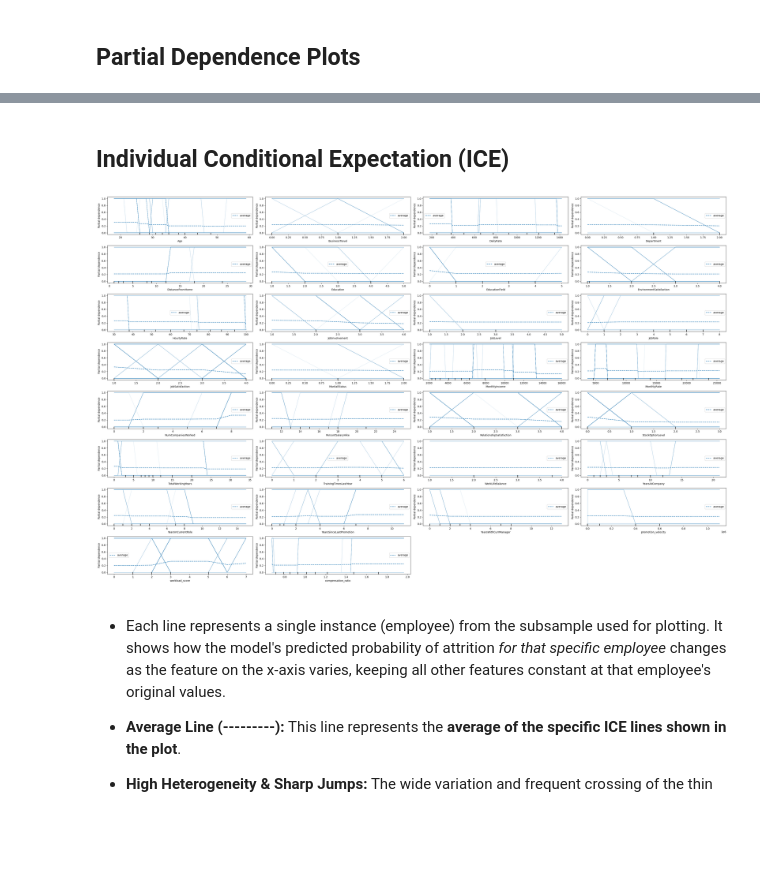
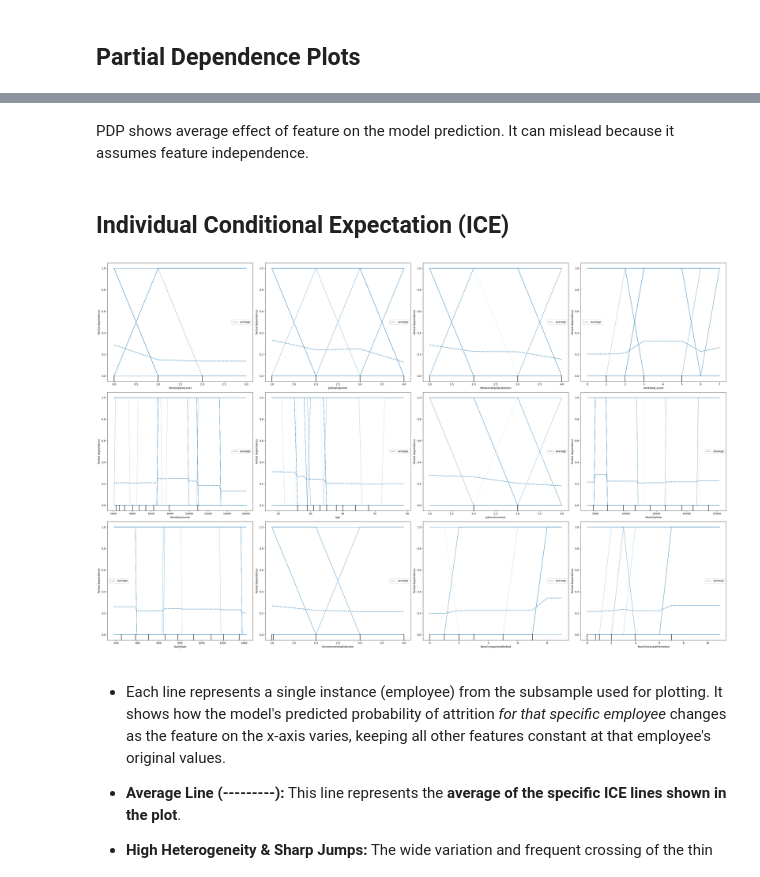
Before and after one commit to Ibrahem-Ali99/xai, a Jupyter notebook: notebooks/Decision Tree/Mohamed_Decision_Tree.ipynb, the cells around one changed output, grey strips where cells are left out. Cells and saved outputs as stored; diff of their text form; code cells hidden in the pictures; blank space fills up the shorter version.

```diff
--- a/notebooks/Decision Tree/Mohamed_Decision_Tree.ipynb
+++ b/notebooks/Decision Tree/Mohamed_Decision_Tree.ipynb
@@ -341,7 +341,11 @@ The figure shows the importance of the features according to the decison tree mo
 # %% [markdown]
 ## Partial Dependence Plots
 # %%
-cols_pdp = [c for c in X_test.columns if X_test[c].nunique() > 2]
+importances = decision_tree_clf.feature_importances_
+feat_idx = np.argsort(importances)[::-1]
+top_12_features = X_train.columns[feat_idx][:12]
+
+cols_pdp = [c for c in top_12_features if X_test[c].nunique() > 2]
 
 nc_pdp = 4
 nr_pdp = (len(cols_pdp) + nc_pdp - 1) // nc_pdp
@@ -397,29 +373,36 @@ PDP shows average effect of feature on the model prediction. It can mislead beca
+# %% [markdown]
+PDP shows average effect of feature on the model prediction. It can mislead because it assumes feature independence.
 # %% [markdown]
 ## Individual Conditional Expectation (ICE)
 # %%
-cols = [c for c in X_test.columns if X_test[c].nunique() > 2]
+importances = decision_tree_clf.feature_importances_
+feat_idx = np.argsort(importances)[::-1]
+top_12_features = X_train.columns[feat_idx][:12]
+
+cols_ice = [c for c in top_12_features if X_test[c].nunique() > 2]
 
 nc = 4
-nr = (len(cols) + nc - 1) // nc
+nr = (len(cols_ice) + nc - 1) // nc
 
 fig, axes = plt.subplots(nr, nc, figsize=(34, 21))
 
-for ax, feat in zip(axes.flatten(), cols):
+for ax, feat in zip(axes.flatten(), cols_ice):
     PartialDependenceDisplay.from_estimator(
         decision_tree_clf,
         X_test,
         [feat],
         ax=ax,
         kind='both'
     )
 
-for i in range(len(cols), nr * nc):
-     if i < len(axes_pdp.flatten()):
+for i in range(len(cols_ice), nr * nc):
+    if i < len(axes.flatten()):
         fig.delaxes(axes.flatten()[i])
 
 plt.tight_layout()
+plt.show()
 # %% [output]
-[figure, old version]
+[figure, new version]
 # %% [markdown]
 * Each line represents a single instance (employee) from the subsample used for plotting. It shows how the model's predicted probability of attrition *for that specific employee* changes as the feature on the x-axis varies, keeping all other features constant at that employee's original values.
 
```
Also changed, not shown: parts of 2 cells of this notebook.
